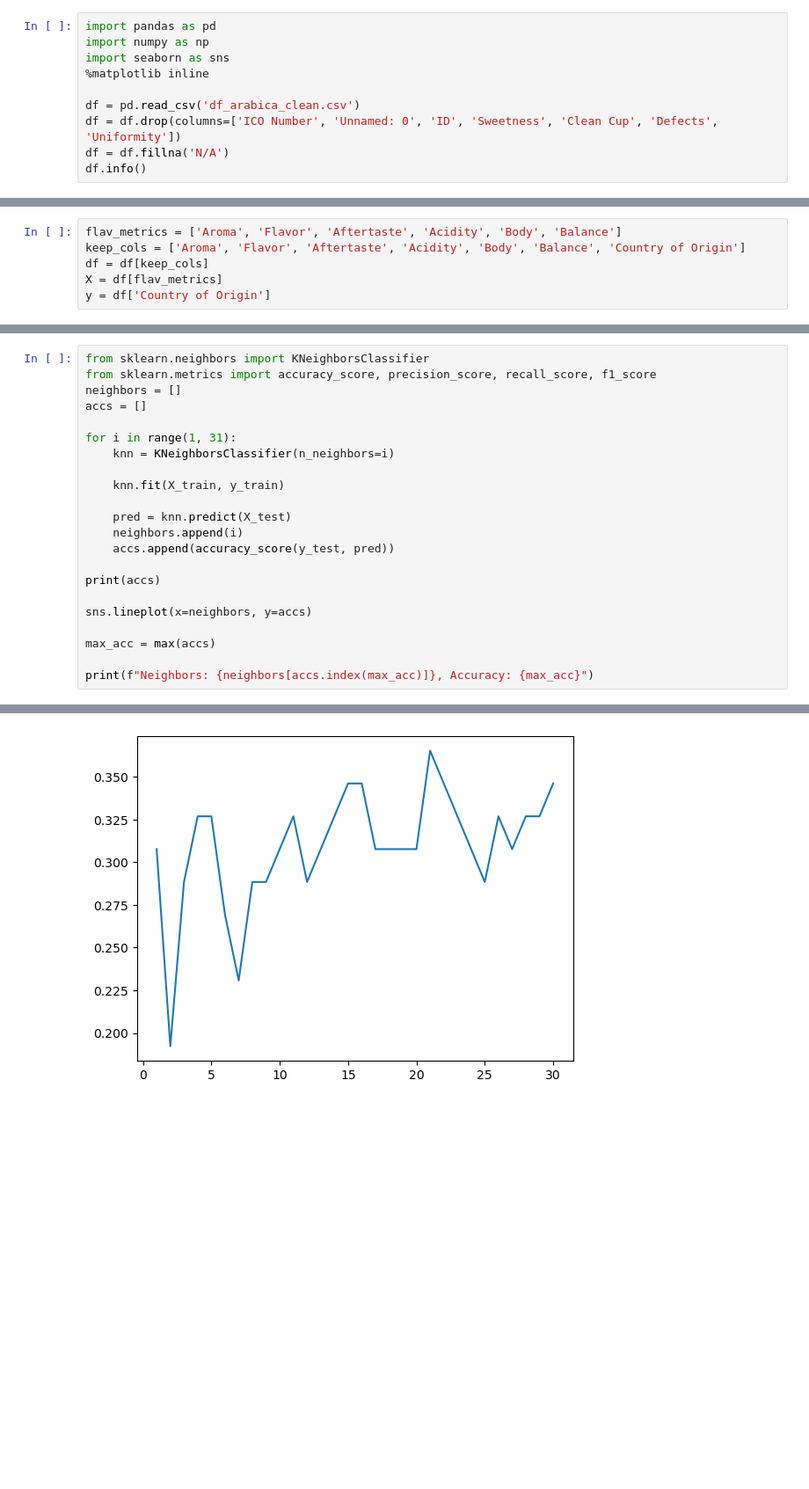
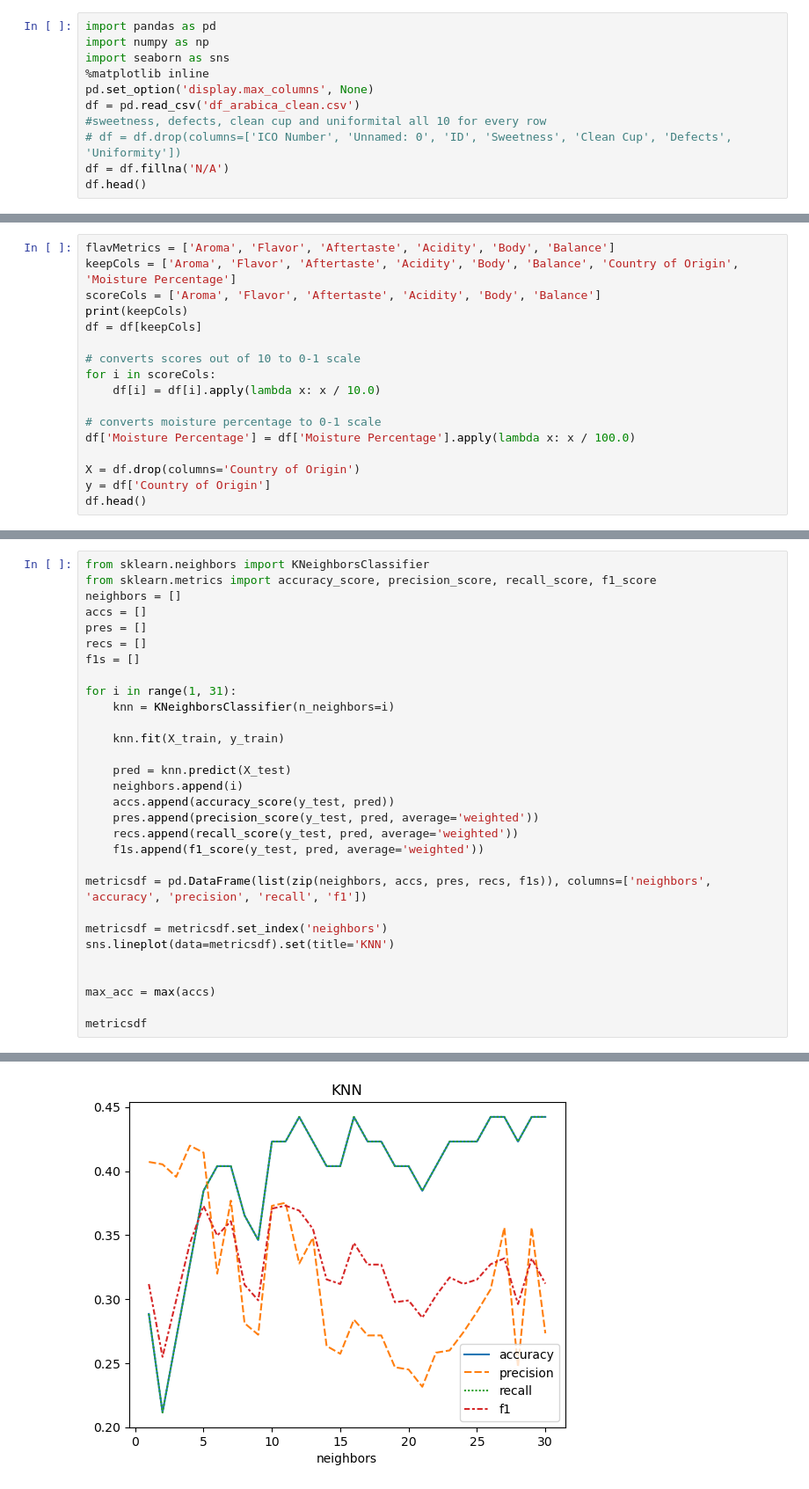
Before and after one commit to ddattero/IBM-ML-classification-project, a Jupyter notebook: classification_proj.ipynb, the cells around one changed output, grey strips where cells are left out. Shown at 88% size. Cells and saved outputs as stored; diff of their text form; blank space fills up the shorter version.

```diff
--- a/classification_proj.ipynb
+++ b/classification_proj.ipynb
@@ -3,9 +3,10 @@ import pandas as pd
 import numpy as np
 import seaborn as sns
 %matplotlib inline
-
+pd.set_option('display.max_columns', None)
 df = pd.read_csv('df_arabica_clean.csv')
-df = df.drop(columns=['ICO Number', 'Unnamed: 0', 'ID', 'Sweetness', 'Clean Cup', 'Defects', 'Uniformity'])
+#sweetness, defects, clean cup and uniformital all 10 for every row
+# df = df.drop(columns=['ICO Number', 'Unnamed: 0', 'ID', 'Sweetness', 'Clean Cup', 'Defects', 'Uniformity'])
 df = df.fillna('N/A')
-df.info()
+df.head()
 # %% [output]
@@ -58,6 +25,17 @@ memory usage: 2.0+ KB
-# %%
-flav_metrics = ['Aroma', 'Flavor', 'Aftertaste', 'Acidity', 'Body', 'Balance']
-keep_cols = ['Aroma', 'Flavor', 'Aftertaste', 'Acidity', 'Body', 'Balance', 'Country of Origin']
-df = df[keep_cols]
-X = df[flav_metrics]
-y = df['Country of Origin']
+# %%
+flavMetrics = ['Aroma', 'Flavor', 'Aftertaste', 'Acidity', 'Body', 'Balance']
+keepCols = ['Aroma', 'Flavor', 'Aftertaste', 'Acidity', 'Body', 'Balance', 'Country of Origin', 'Moisture Percentage']
+scoreCols = ['Aroma', 'Flavor', 'Aftertaste', 'Acidity', 'Body', 'Balance']
+print(keepCols)
+df = df[keepCols]
+
+# converts scores out of 10 to 0-1 scale
+for i in scoreCols:
+    df[i] = df[i].apply(lambda x: x / 10.0)
+
+# converts moisture percentage to 0-1 scale
+df['Moisture Percentage'] = df['Moisture Percentage'].apply(lambda x: x / 100.0)
+
+X = df.drop(columns='Country of Origin')
+y = df['Country of Origin']
+df.head()
@@ -75,6 +58,9 @@ from sklearn.neighbors import KNeighborsClassifier
 from sklearn.metrics import accuracy_score, precision_score, recall_score, f1_score
 neighbors = []
 accs = []
+pres = []
+recs = []
+f1s = []
 
 for i in range(1, 31):
     knn = KNeighborsClassifier(n_neighbors=i)
@@ -84,12 +70,17 @@ for i in range(1, 31):
     pred = knn.predict(X_test)
     neighbors.append(i)
     accs.append(accuracy_score(y_test, pred))
+    pres.append(precision_score(y_test, pred, average='weighted'))
+    recs.append(recall_score(y_test, pred, average='weighted'))
+    f1s.append(f1_score(y_test, pred, average='weighted'))
 
-print(accs)
+metricsdf = pd.DataFrame(list(zip(neighbors, accs, pres, recs, f1s)), columns=['neighbors', 'accuracy', 'precision', 'recall', 'f1'])
 
-sns.lineplot(x=neighbors, y=accs)
+metricsdf = metricsdf.set_index('neighbors')
+sns.lineplot(data=metricsdf).set(title='KNN')
+
 
 max_acc = max(accs)
 
-print(f"Neighbors: {neighbors[accs.index(max_acc)]}, Accuracy: {max_acc}")
+metricsdf
 # %% [output]
@@ -98,4 +105,4 @@ Neighbors: 21, Accuracy: 0.36538461538461536
-[figure, old version]
+[figure, new version]
 # %%
 from sklearn.ensemble import RandomForestClassifier
 
```
Also changed, not shown: parts of 10 cells of this notebook, 2 other files.
